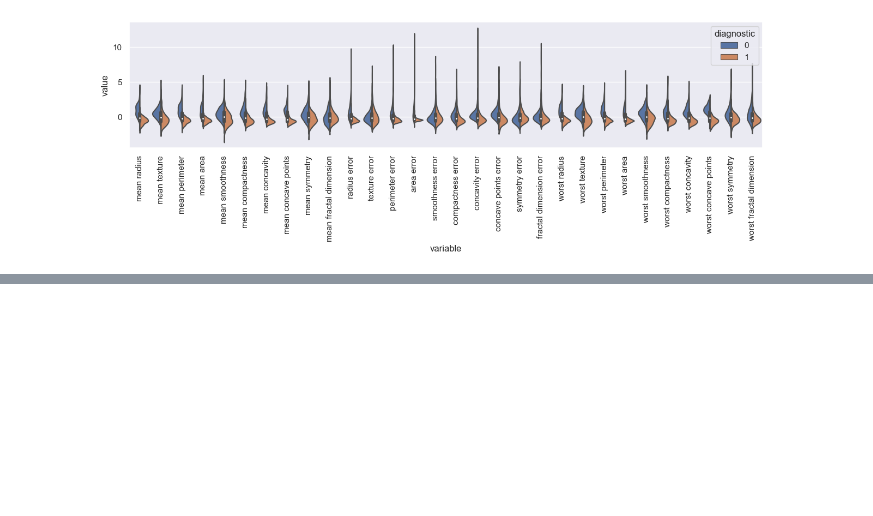
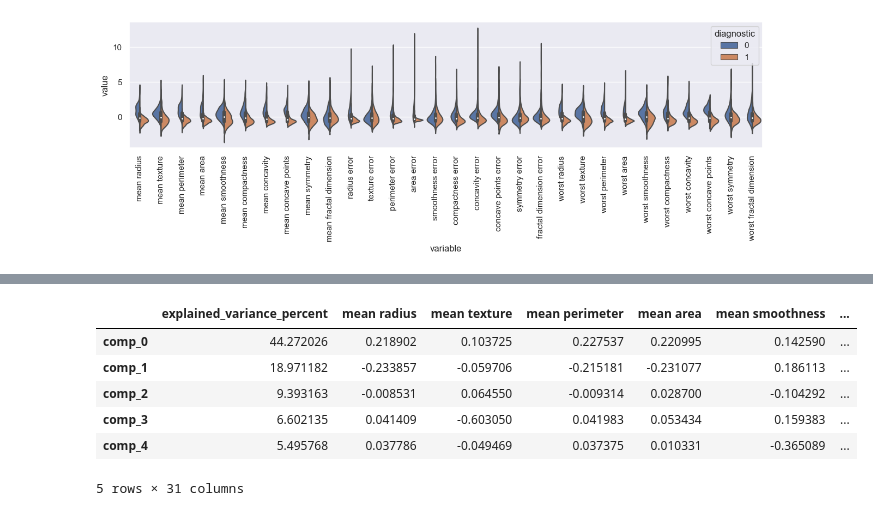
Before and after one commit to mar-esther23/CursoPandas2023, a Jupyter notebook: CP8-CorrelacionPCA.ipynb, the cells around one changed output, grey strips where cells are left out. Drawn from its saved outputs; the diff is of its cells as text; code cells hidden in the pictures; blank space fills up the shorter version.

```diff
--- a/CP8-CorrelacionPCA.ipynb
+++ b/CP8-CorrelacionPCA.ipynb
@@ -302,0 +254,22 @@ En total los primeros 5 componentes explican el 84.7342743166872% de la varianza
+# %%
+from sklearn.decomposition import PCA
+
+n_components = 5
+pca = PCA(n_components=n_components)
+pca.fit(scaled_data)
+
+df_components = pca.components_
+df_components = pd.DataFrame(df_components,
+                             columns = df_scaled.drop('diagnostic', axis=1).columns,
+                             index=['comp_{}'.format(i) for i in range(n_components)])
+
+df_components.insert(0, 'explained_variance_percent', pca.explained_variance_ratio_ * 100)
+df_components
+# %% [output]
+|  | explained_variance_percent | mean radius | mean texture | mean perimeter | mean area | mean smoothness | ... |
+| comp_0 | 44.272026 | 0.218902 | 0.103725 | 0.227537 | 0.220995 | 0.142590 | ... |
+| comp_1 | 18.971182 | -0.233857 | -0.059706 | -0.215181 | -0.231077 | 0.186113 | ... |
+| comp_2 | 9.393163 | -0.008531 | 0.064550 | -0.009314 | 0.028700 | -0.104292 | ... |
+| comp_3 | 6.602135 | 0.041409 | -0.603050 | 0.041983 | 0.053434 | 0.159383 | ... |
+| comp_4 | 5.495768 | 0.037786 | -0.049469 | 0.037375 | 0.010331 | -0.365089 | ... |
+5 rows × 31 columns
```
Also changed, not shown: parts of 30 cells of this notebook, 1 other file.
